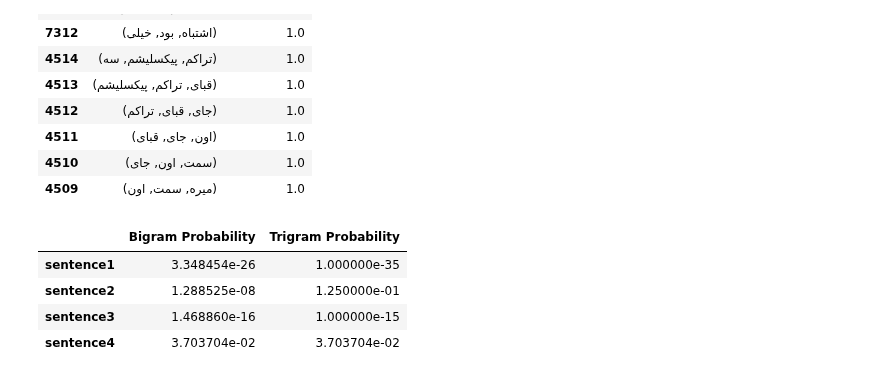
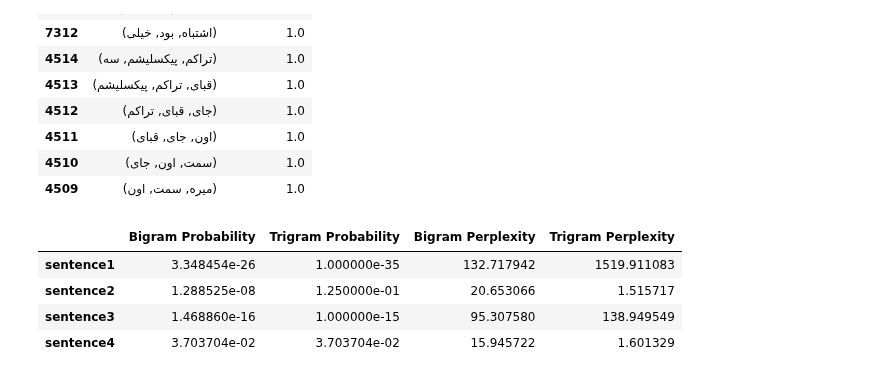
Before and after one commit to pouriaSameti/NLP, a Jupyter notebook: 2-Language model/Language Model.ipynb, the cells around one changed output. Drawn from its saved outputs; the diff is of its cells as text; code cells hidden in the pictures.

Commit message:
Language Model-> get perplexity of test set.

```diff
--- a/2-Language model/Language Model.ipynb
+++ b/2-Language model/Language Model.ipynb
@@ -322,46 +321,68 @@ def get_probability(list_sentence: list, ngram_probability):
             probability *= 0.00001
     return probability
 
+def get_perplexity(list_sentence: list, ngram_probability):
+    probability = 1
+    for i in range(len(list_sentence)):
+        if list_sentence[i] in ngram_probability:
+            probability *= ngram_probability[list_sentence[i]]
+        else:
+            probability *= 0.00001
+
+    m = len(list_sentence)
+    perplexity = np.power(1/probability, 1/m)
+    return perplexity
+
 
 sentence1 = 'این لپتاپ سخت افزار خیلی قوی داره و از پس هرکاری به راحتی برمیاد.'
 sentence2 = 'این ساعت بسیار زیبا طراحی و ساخته شده'
 sentence3 = 'یک محصول باکیفیت ایرانی که حقیقتا جای حمایت داره'
 sentence4 = 'بوش و ماندگاری خوب هست من خیلی دوستش دارم'
 
 
 normalizer = Normalizer()
 
 sent1_bigram = get_bigram(normalizer.normalize(sentence1))
 sent1_trigram = get_trigram(normalizer.normalize(sentence1))
 sent1_bigram_prob = get_probability(sent1_bigram, bigram_prob)
 sent1_trigram_prob = get_probability(sent1_trigram, trigram_prob)
-sent1_result = {'Bigram Probability': sent1_bigram_prob, 'Trigram Probability': sent1_trigram_prob}
+sent1_bigram_perplexity = get_perplexity(sent1_bigram, bigram_prob)
+sent1_trigram_perplexity = get_perplexity(sent1_trigram, trigram_prob)
+
 
 sent2_bigram = get_bigram(normalizer.normalize(sentence2))
 sent2_trigram = get_trigram(normalizer.normalize(sentence2))
 sent2_bigram_prob = get_probability(sent2_bigram, bigram_prob)
 sent2_trigram_prob = get_probability(sent2_trigram, trigram_prob)
-sent2_result = {'Bigram Probability': sent2_bigram_prob, 'Trigram Probability': sent2_trigram_prob}
+sent2_bigram_perplexity = get_perplexity(sent2_bigram, bigram_prob)
+sent2_trigram_perplexity = get_perplexity(sent2_trigram, trigram_prob)
+
 
 sent3_bigram = get_bigram(normalizer.normalize(sentence3))
 sent3_trigram = get_trigram(normalizer.normalize(sentence3))
 sent3_bigram_prob = get_probability(sent3_bigram, bigram_prob)
 sent3_trigram_prob = get_probability(sent3_trigram, trigram_prob)
-sent3_result = {'Bigram Probability': sent3_bigram_prob, 'Trigram Probability': sent3_trigram_prob}
+sent3_bigram_perplexity = get_perplexity(sent3_bigram, bigram_prob)
+sent3_trigram_perplexity = get_perplexity(sent3_trigram, trigram_prob)
+
 
 sent4_bigram = get_bigram(normalizer.normalize(sentence4))
 sent4_trigram = get_trigram(normalizer.normalize(sentence4))
 sent4_bigram_prob = get_probability(sent4_bigram, bigram_prob)
 sent4_trigram_prob = get_probability(sent4_trigram, trigram_prob)
-sent4_result = {'Bigram Probability': sent4_bigram_prob, 'Trigram Probability': sent4_trigram_prob}
+sent4_bigram_perplexity = get_perplexity(sent4_bigram, bigram_prob)
+sent4_trigram_perplexity = get_perplexity(sent4_trigram, trigram_prob)
+
 
 result_table = pd.DataFrame({'Bigram Probability': [sent1_bigram_prob, sent2_bigram_prob, sent3_bigram_prob, sent4_trigram_prob],
-                             'Trigram Probability': [sent1_trigram_prob, sent2_trigram_prob, sent3_trigram_prob, sent4_trigram_prob]},
+                             'Trigram Probability': [sent1_trigram_prob, sent2_trigram_prob, sent3_trigram_prob, sent4_trigram_prob],
+                             'Bigram Perplexity': [sent1_bigram_perplexity, sent2_bigram_perplexity, sent3_bigram_perplexity, sent4_bigram_perplexity],
+                             'Trigram Perplexity': [sent1_trigram_perplexity, sent2_trigram_perplexity, sent3_trigram_perplexity, sent4_trigram_perplexity]},
                             index=['sentence1', 'sentence2', 'sentence3', 'sentence4'])
 result_table
 # %% [output]
-|  | Bigram Probability | Trigram Probability |
-| sentence1 | 3.348454e-26 | 1.000000e-35 |
-| sentence2 | 1.288525e-08 | 1.250000e-01 |
-| sentence3 | 1.468860e-16 | 1.000000e-15 |
-| sentence4 | 3.703704e-02 | 3.703704e-02 |
+|  | Bigram Probability | Trigram Probability | Bigram Perplexity | Trigram Perplexity |
+| sentence1 | 3.348454e-26 | 1.000000e-35 | 132.717942 | 1519.911083 |
+| sentence2 | 1.288525e-08 | 1.250000e-01 | 20.653066 | 1.515717 |
+| sentence3 | 1.468860e-16 | 1.000000e-15 | 95.307580 | 138.949549 |
+| sentence4 | 3.703704e-02 | 3.703704e-02 | 15.945722 | 1.601329 |
```
Also changed, not shown: parts of 1 cell of this notebook.
